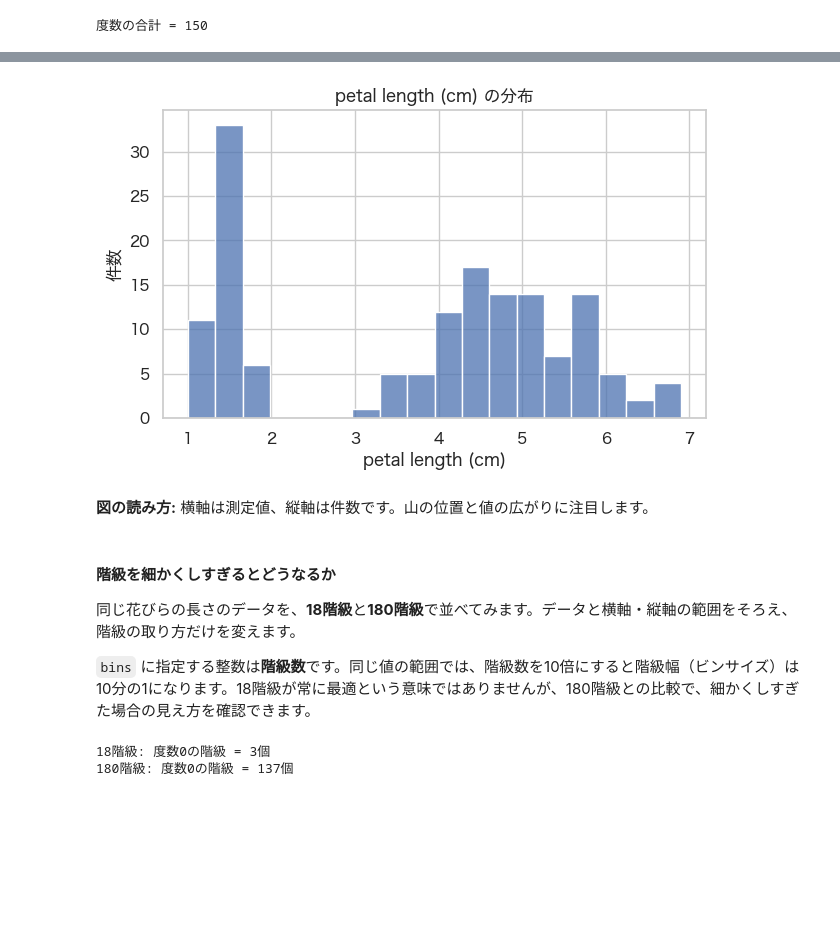
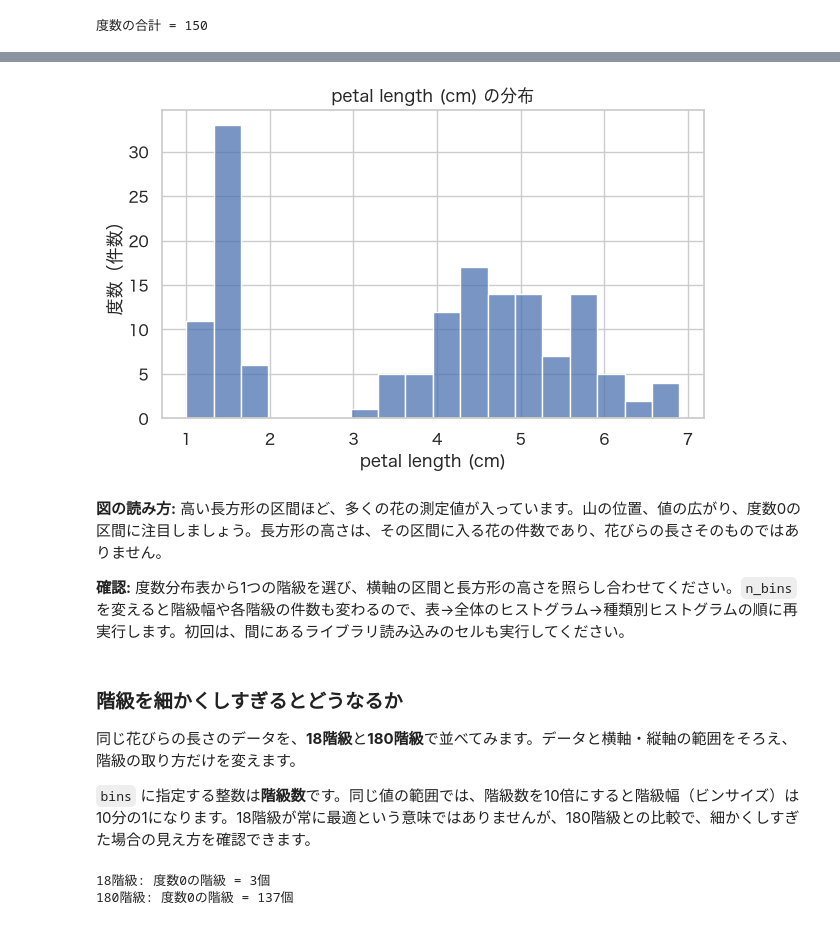
Before and after one commit to KazuhisaFujita/MachineLearning_training, a Jupyter notebook: notebook/lesson02_eda_template.ipynb, the cells around one changed output, grey strips where cells are left out. Saved outputs shown, nothing was run; the diff lists cells and outputs as text; code cells hidden in the pictures; blank space fills up the shorter version.

```diff
--- a/notebook/lesson02_eda_template.ipynb
+++ b/notebook/lesson02_eda_template.ipynb
@@ -527,22 +553,24 @@ plt.rcParams['font.sans-serif'] = [
 species_order = list(iris.target_names)
 species_palette = dict(zip(species_order, sns.color_palette('colorblind', 3)))
 # %%
-# ===== Step 2: シンプルなヒストグラム =====
-# 前のセルで指定した列と区間境界をそのまま使います。
+# ===== シンプルなヒストグラム =====
+# 度数分布表のセルで指定した列と区間境界をそのまま使います。
 plt.figure(figsize=(7, 4))
-sns.histplot(data=df, x=feature, bins=bin_edges)
+sns.histplot(data=df, x=feature, bins=bin_edges, stat='count')
 plt.title(f'{feature} の分布')
 plt.xlabel(feature)
-plt.ylabel('件数')
+plt.ylabel('度数（件数）')
 plt.show()
 
 # TODO: 度数分布表の件数と、対応する棒の高さを確認する
 # %% [output]
-[figure, old version]
+[figure, new version]
 # %% [markdown]
-**図の読み方:** 横軸は測定値、縦軸は件数です。山の位置と値の広がりに注目します。
+**図の読み方:** 高い長方形の区間ほど、多くの花の測定値が入っています。山の位置、値の広がり、度数0の区間に注目しましょう。長方形の高さは、その区間に入る花の件数であり、花びらの長さそのものではありません。
+
+**確認:** 度数分布表から1つの階級を選び、横軸の区間と長方形の高さを照らし合わせてください。`n_bins` を変えると階級幅や各階級の件数も変わるので、表→全体のヒストグラム→種類別ヒストグラムの順に再実行します。初回は、間にあるライブラリ読み込みのセルも実行してください。
 # %% [markdown]
-#### 階級を細かくしすぎるとどうなるか
+### 階級を細かくしすぎるとどうなるか
 
 同じ花びらの長さのデータを、**18階級**と**180階級**で並べてみます。データと横軸・縦軸の範囲をそろえ、階級の取り方だけを変えます。
 
```
Also changed, not shown: parts of 54 cells of this notebook.
